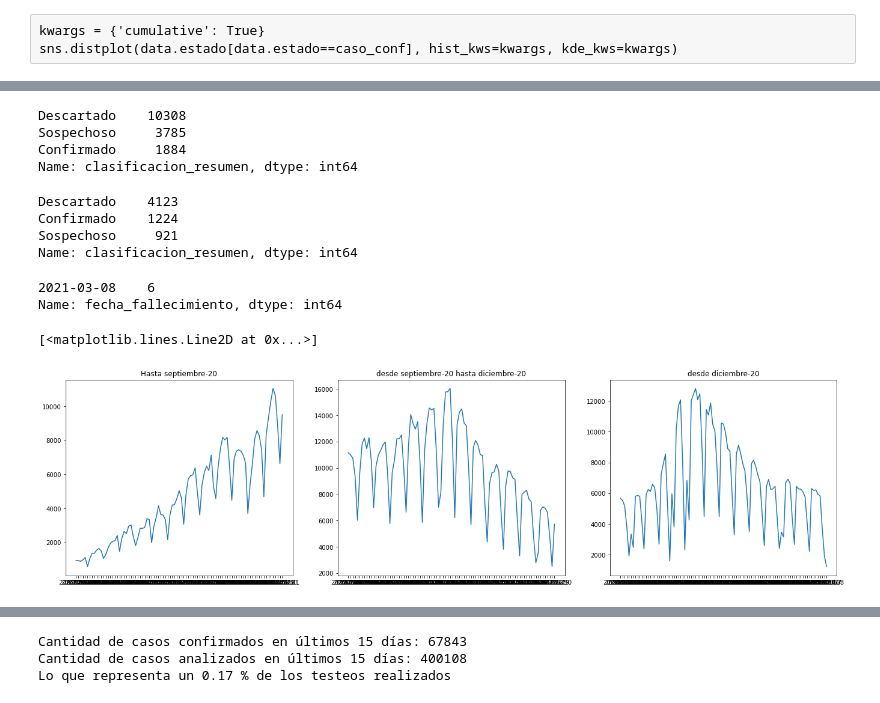
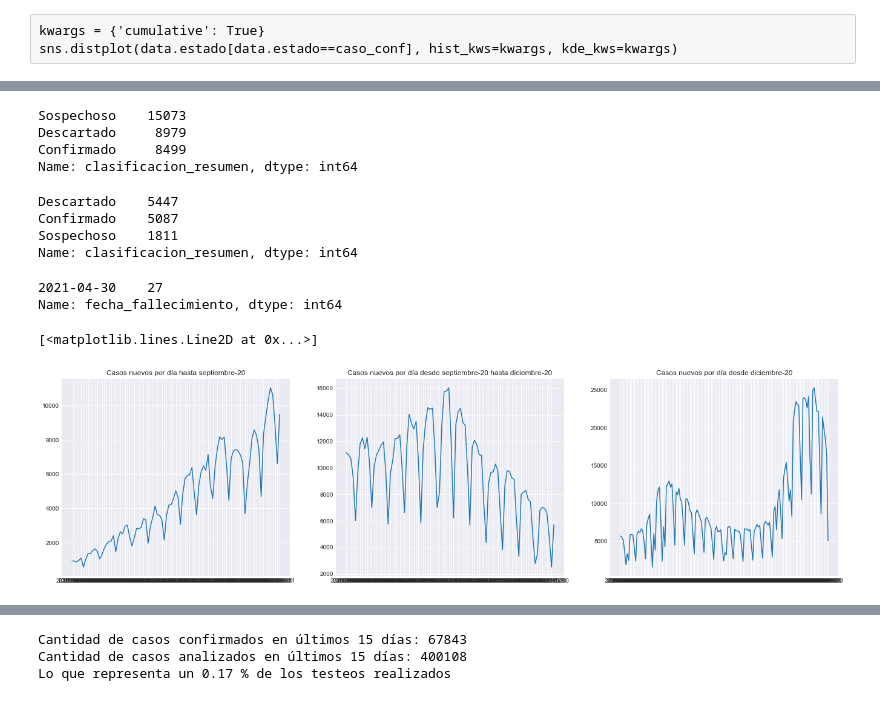
Before and after one commit to bruno3a/Covid, a Jupyter notebook: Covid-Arg.ipynb, the cells around one changed output, grey strips where cells are left out. Cells and saved outputs as stored; diff of their text form; code cells hidden in the pictures.

Commit message:
Updated data

```diff
--- a/Covid-Arg.ipynb
+++ b/Covid-Arg.ipynb
@@ -214,0 +372,3 @@ cumsum_tot.index = pd.to_datetime(cumsum_tot.index, format="%Y/%m/%d")
+# %%
+print(plt.style.available)
+plt.style.use('seaborn-dark')
@@ -214,0 +381,13 @@ cumsum_tot.index = pd.to_datetime(cumsum_tot.index, format="%Y/%m/%d")
+# %%
+# Plot
+plt.figure(figsize = (20,7))
+plt.style.use('seaborn-darkgrid')
+plt.plot(x, y_conf, label = 'Confirmados')
+plt.plot(x, y_test, label = 'Testeados')
+plt.plot(x, y_vac, label = 'Vacunados')
+#plt.legend(loc='upper left')
+plt.title("Casos nuevos diarios desde el '2020-07-01'")
+plt.legend()
+plt.ticklabel_format(style='plain', axis="y")
+#plt.xticks(ticks=[x for x in pd.Series(dates)[pd.Series(dates)>'2020-07-01'].sort_values()], rotation=45)
+plt.show()
@@ -215,12 +396,16 @@ cumsum_tot.index = pd.to_datetime(cumsum_tot.index, format="%Y/%m/%d")
 # %%
 # Plot
-x = cumsum_tot[cumsum_tot.index > '2020-07-01'].index
-y = cumsum_tot[cumsum_tot.index > '2020-07-01']
+x = totales['Cantidad Acumulada Confirmados'][totales.index > '2020-07-01'].index
+y = totales['Cantidad Acumulada Confirmados'][totales.index > '2020-07-01']
+y2 = totales['Vacunados Acumulados'][totales.index > '2020-07-01']
 plt.figure(figsize = (25,7))
-plt.plot(x, y)#labels=['Casos confirmados','Casos totales'])
+plt.style.use('seaborn-darkgrid')
+plt.plot(x, y, label = 'Confirmados acumulados')
+plt.plot(y2, label='Vacunados acumulados')
 #plt.legend(loc='upper left')
-plt.title("Casos acumulados desde el '2020-07-01'")
+plt.title("Casos y vacunación acumuladas desde el '2020-07-01'")
 plt.ticklabel_format(style='plain', axis="y")
-plt.xticks(ticks=[])
+plt.legend()
+plt.xticks(ticks=[x for x in pd.Series(dates)[pd.Series(dates)>'2020-07-01'].sort_values()], rotation=45)
 plt.show()
 # %% [output]
@@ -236,2 +414,11 @@ Hoy en día, +16000 casos confirmados por día
 # %%
 xticks = pd.to_datetime(["2020-04-01","2020-05-01","2020-06-01","2020-07-01","2020-08-01","2020-09-01"])
+# %%
+plt.figure(figsize = (18,6))
+plt.style.use('seaborn-darkgrid')
+plt.plot(tot[tot.index > '2020-06-01'])
+#plt.figure(figsize = (18,6))
+plt.xticks(ticks = ["2020-06-01","2020-07-01","2020-08-01","2020-09-01","2020-10-01","2020-11-01","2020-12-01","2021-01-01","2021-02-01","2021-03-01","2021-04-01"])
+plt.show()
+print("Hoy en día, bajando a 22000 casos confirmados por día aproximadamente.")
+print('Resta agregar linea con cantidad de testeos')
@@ -260,34 +437,34 @@ Name: fecha_diagnostico, Length: 87, dtype: int64
 # %%
-data.clasificacion_resumen[data.fecha_apertura == "2021-03-08"].value_counts()
+data.clasificacion_resumen[data.fecha_apertura == "2021-04-30"].value_counts()
 # %% [output]
-Descartado    10308
-Sospechoso     3785
-Confirmado     1884
+Sospechoso    15073
+Descartado     8979
+Confirmado     8499
 Name: clasificacion_resumen, dtype: int64
 # %%
-data.clasificacion_resumen[data.fecha_diagnostico == "2021-03-08"].value_counts()
+data.clasificacion_resumen[data.fecha_diagnostico == "2021-04-30"].value_counts()
 # %% [output]
-Descartado    4123
-Confirmado    1224
-Sospechoso     921
+Descartado    5447
+Confirmado    5087
+Sospechoso    1811
 Name: clasificacion_resumen, dtype: int64
 # %%
-data.fecha_fallecimiento[data.fecha_fallecimiento == "2021-03-08"].value_counts()
+data.fecha_fallecimiento[data.fecha_fallecimiento == "2021-04-30"].value_counts()
 # %% [output]
-2021-03-08    6
+2021-04-30    27
 Name: fecha_fallecimiento, dtype: int64
 # %%
 plt.figure(figsize = (23,6))
 plt.subplot(1, 3, 1)
-plt.title("Hasta septiembre-20")
+plt.title("Casos nuevos por día hasta septiembre-20")
 #plt.xticks(ticks=xticks)
 plt.plot(tot[prim_trim_inf&prim_trim_sup])
 plt.subplot(1, 3, 2)
-plt.title("desde septiembre-20 hasta diciembre-20")
+plt.title("Casos nuevos por día desde septiembre-20 hasta diciembre-20")
 plt.plot(tot[seg_trim_inf&seg_trim_sup])
 plt.subplot(1, 3, 3)
-plt.title("desde diciembre-20")
+plt.title("Casos nuevos por día desde diciembre-20")
 plt.plot(tot[ter_trim_inf])
 # %% [output]
 [<matplotlib.lines.Line2D at 0x...>]
-[figure, old version]
+[figure, new version]
```
Also changed, not shown: parts of 104 cells of this notebook.
